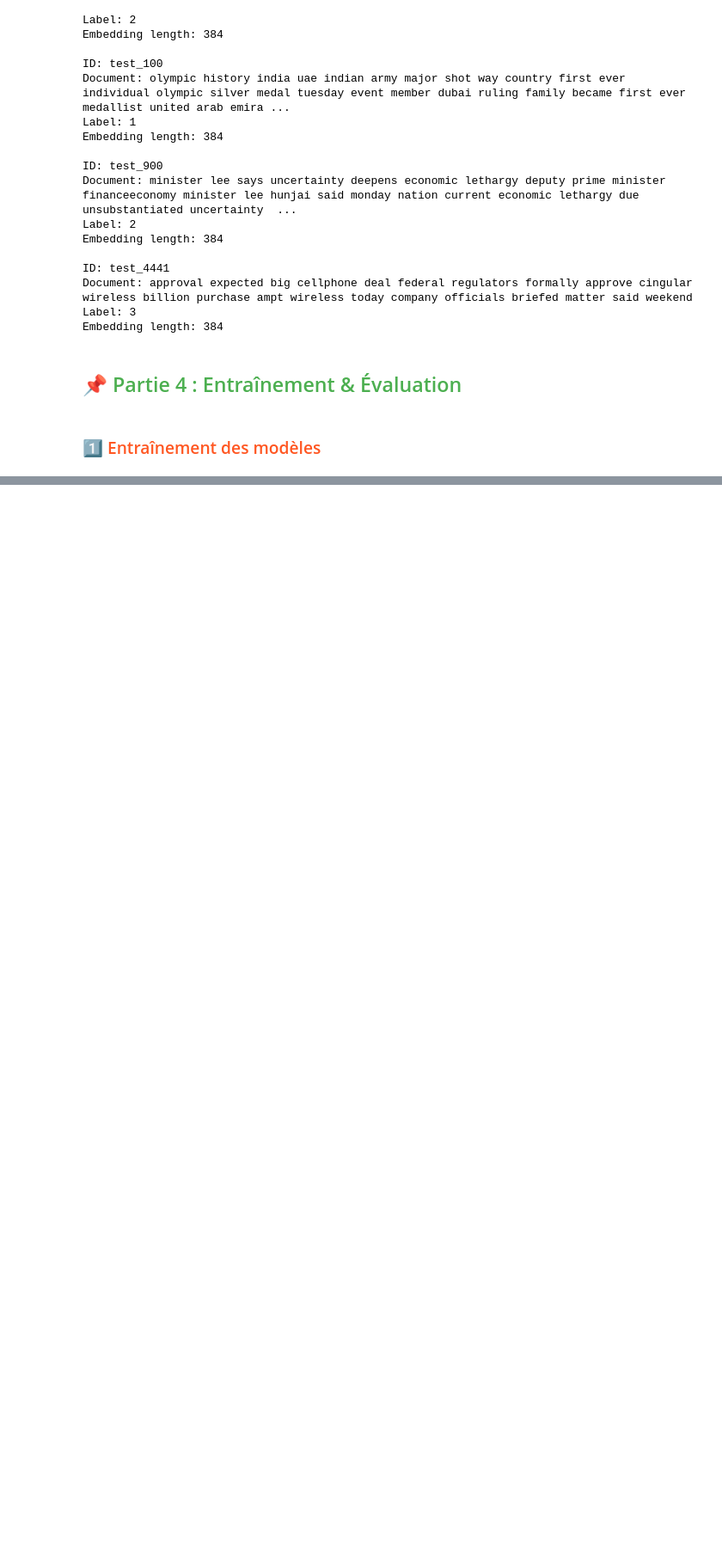
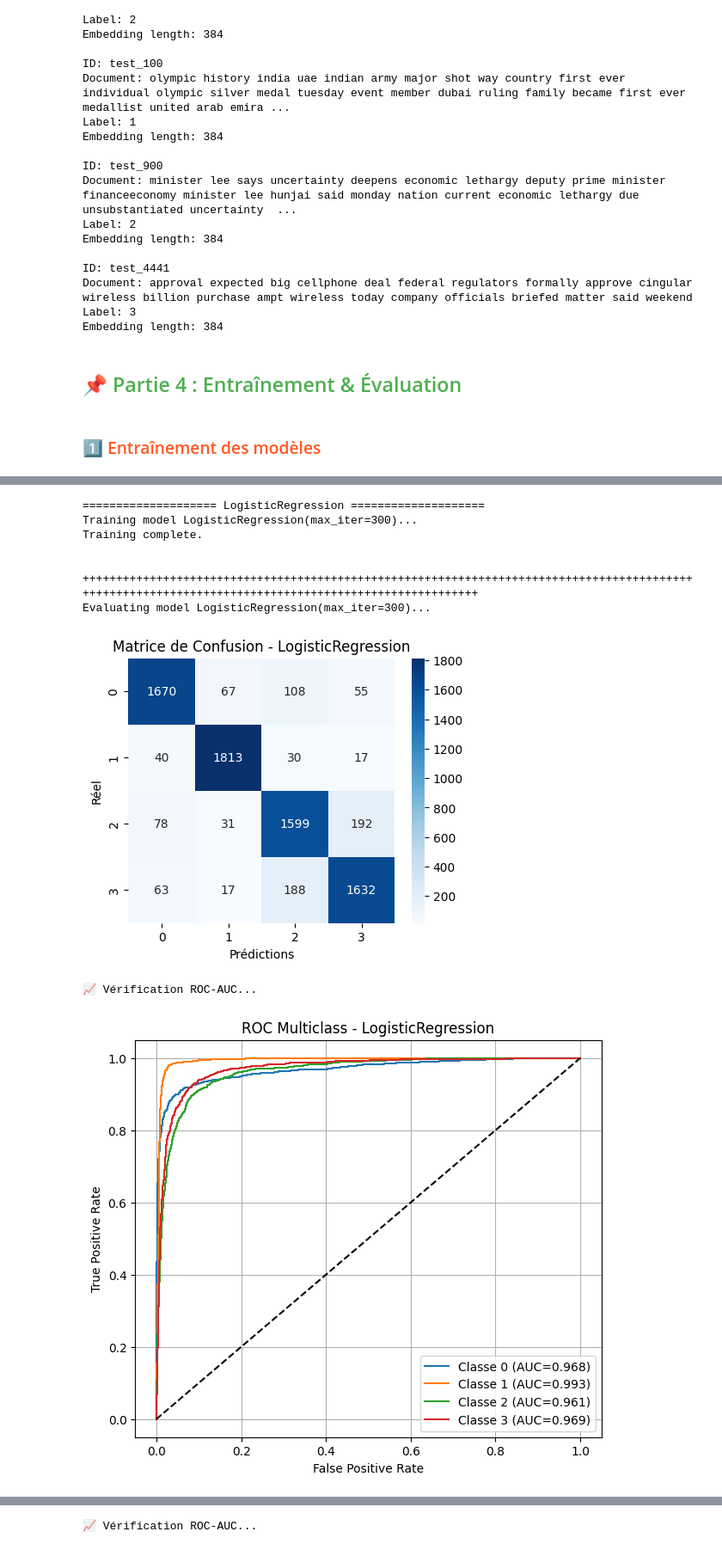
Before and after one commit to bouchramilo/News_Classifier, a Jupyter notebook: notebooks/partie_1.ipynb, the cells around one changed output, grey strips where cells are left out. Shown at 86% size. Saved outputs shown, nothing was run; the diff lists cells and outputs as text; code cells hidden in the pictures; blank space fills up the shorter version.

```diff
--- a/notebooks/partie_1.ipynb
+++ b/notebooks/partie_1.ipynb
@@ -329,0 +384,52 @@ weighted avg       0.88      0.88      0.88      7600
+# %%
+def chroma_get_in_batches(collection, ids, batch_size=900):
+    embeddings = []
+    for i in range(0, len(ids), batch_size):
+        batch = ids[i:i+batch_size]
+        result = collection.get(ids=batch, include=["embeddings"])
+        embeddings.extend(result["embeddings"])
+    return np.array(embeddings)
+# %%
+collection = embedder_train.get_collection("train_collection")
+
+ids = [f"train_{i}" for i in range(len(train_df))]
+
+X_train = chroma_get_in_batches(collection, ids)
+y_train = train_df["label"].values
+# %%
+
+results = {}
+
+for model_name, model in models.items():
+
+    print(f"\n==================== {model_name} ====================")
+    start_time = time.time()
+
+    classifier = NewsClassifier(model)
+
+    classifier.training(X_train, train_df['label'])
+    end_time = time.time()
+
+    acc, precision, recall, f1 = classifier.evaluate(X_test, test_df['label'])
+
+    total_time = end_time - start_time
+
+    results[model_name] = {
+        "Accuracy": acc,
+        "Precision": precision,
+        "Recall": recall,
+        "F1_score": f1,
+        "time_total": total_time
+    }
+
+pd.DataFrame(results)
+# %% [output]
+==================== LogisticRegression ====================
+Training model LogisticRegression(max_iter=300)...
+Training complete.
+
+ ++++++++++++++++++++++++++++++++++++++++++++++++++++++++++++++++++++++++++++++++++++++++++++++++++++++++++++++++++++++++++++++++++++++++++++++++++++++
+Evaluating model LogisticRegression(max_iter=300)...
+[figure, added]
+📈 Vérification ROC-AUC...
+[figure, added]
@@ -329,0 +454 @@ weighted avg       0.88      0.88      0.88      7600
+📈 Vérification ROC-AUC...
```
Also changed, not shown: parts of 7 cells of this notebook, 1 other file.
